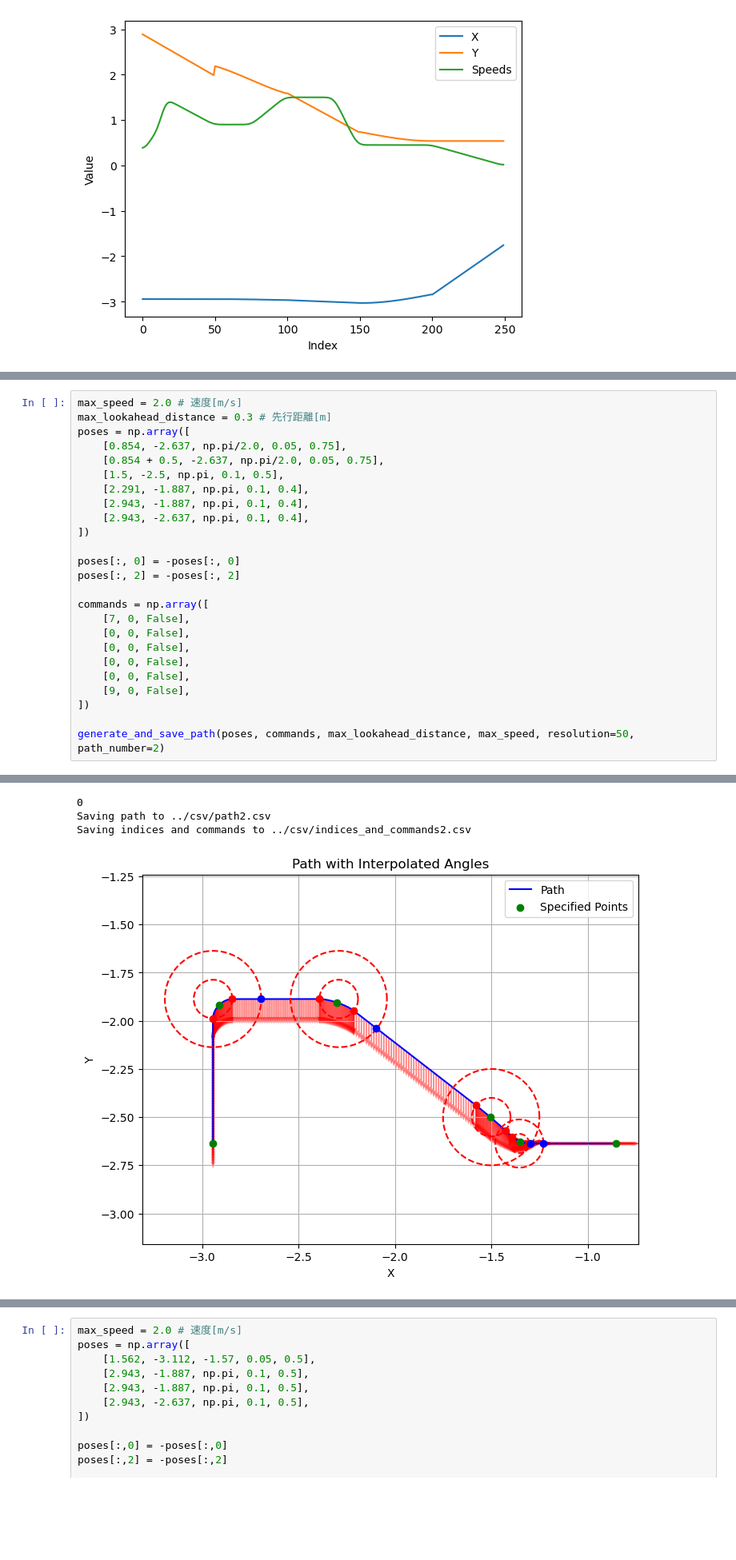
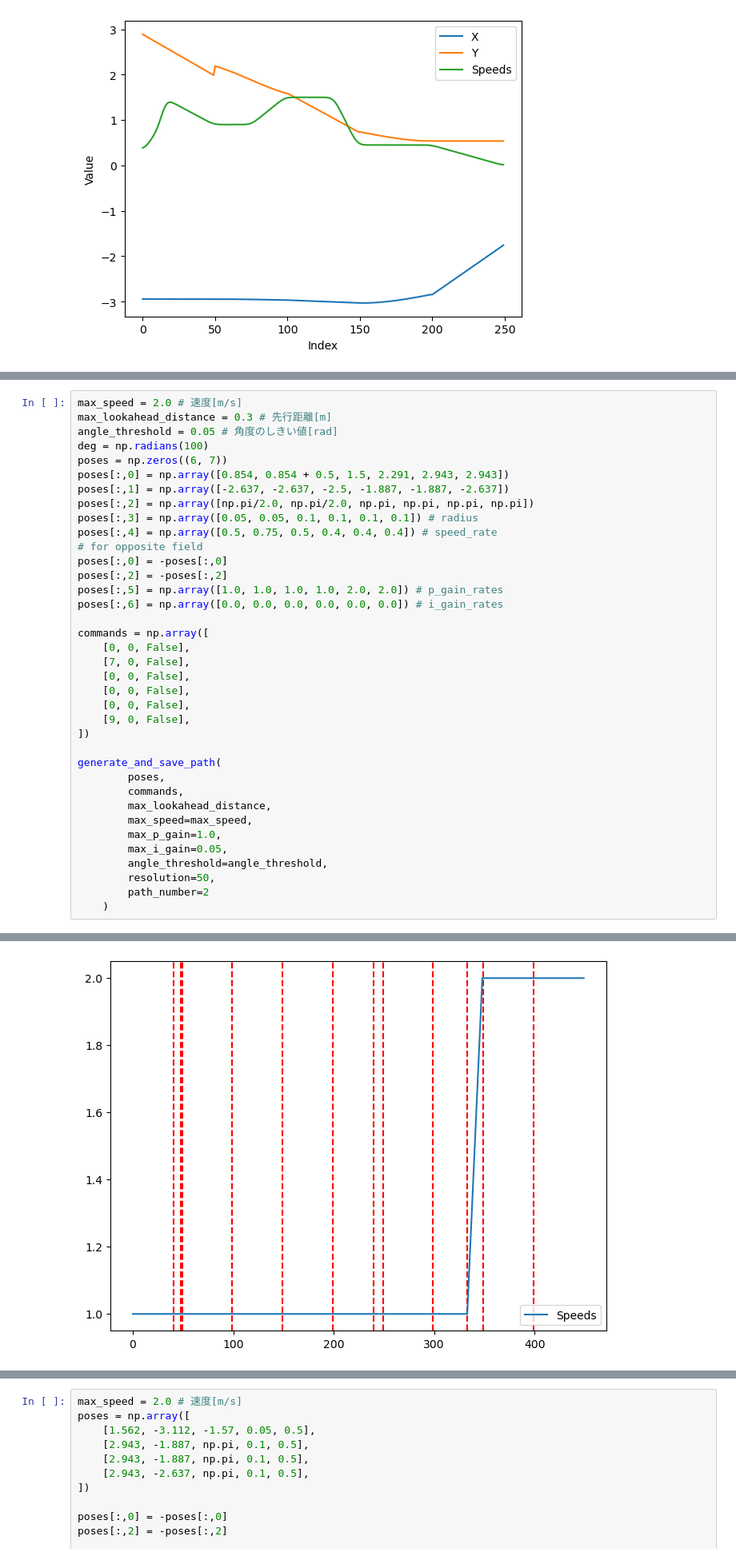
Before and after one commit to NeyagawaRobocons/chassis_haru_robo2024, a Jupyter notebook: pure_pursuit/pure_pursuit/pure_pursuit_test.ipynb, the cells around one changed output, grey strips where cells are left out. Shown at 80% size. Saved outputs shown, nothing was run; the diff lists cells and outputs as text; blank space fills up the shorter version.

```diff
--- a/pure_pursuit/pure_pursuit/pure_pursuit_test.ipynb
+++ b/pure_pursuit/pure_pursuit/pure_pursuit_test.ipynb
@@ -710,27 +751,39 @@ Saving indices and commands to ../csv/indices_and_commands1.csv
 # %%
 max_speed = 2.0 # 速度[m/s]
 max_lookahead_distance = 0.3 # 先行距離[m]
-poses = np.array([
-    [0.854, -2.637, np.pi/2.0, 0.05, 0.75],
-    [0.854 + 0.5, -2.637, np.pi/2.0, 0.05, 0.75],
-    [1.5, -2.5, np.pi, 0.1, 0.5],
-    [2.291, -1.887, np.pi, 0.1, 0.4],
-    [2.943, -1.887, np.pi, 0.1, 0.4],
-    [2.943, -2.637, np.pi, 0.1, 0.4],
-])
-
-poses[:, 0] = -poses[:, 0]
-poses[:, 2] = -poses[:, 2]
+angle_threshold = 0.05 # 角度のしきい値[rad]
+deg = np.radians(100)
+poses = np.zeros((6, 7))
+poses[:,0] = np.array([0.854, 0.854 + 0.5, 1.5, 2.291, 2.943, 2.943])
+poses[:,1] = np.array([-2.637, -2.637, -2.5, -1.887, -1.887, -2.637])
+poses[:,2] = np.array([np.pi/2.0, np.pi/2.0, np.pi, np.pi, np.pi, np.pi])
+poses[:,3] = np.array([0.05, 0.05, 0.1, 0.1, 0.1, 0.1]) # radius
+poses[:,4] = np.array([0.5, 0.75, 0.5, 0.4, 0.4, 0.4]) # speed_rate
+# for opposite field
+poses[:,0] = -poses[:,0]
+poses[:,2] = -poses[:,2]
+poses[:,5] = np.array([1.0, 1.0, 1.0, 1.0, 2.0, 2.0]) # p_gain_rates
+poses[:,6] = np.array([0.0, 0.0, 0.0, 0.0, 0.0, 0.0]) # i_gain_rates
 
 commands = np.array([
+    [0, 0, False],
     [7, 0, False],
-    [0, 0, False],
     [0, 0, False],
     [0, 0, False],
     [0, 0, False],
     [9, 0, False],
 ])
 
-generate_and_save_path(poses, commands, max_lookahead_distance, max_speed, resolution=50, path_number=2)
+generate_and_save_path(
+        poses,
+        commands,
+        max_lookahead_distance,
+        max_speed=max_speed,
+        max_p_gain=1.0,
+        max_i_gain=0.05,
+        angle_threshold=angle_threshold,
+        resolution=50,
+        path_number=2
+    )
 # %% [output]
 [  0  74 175 275 374 449]
@@ -738,4 +791 @@ generate_and_save_path(poses, commands, max_lookahead_distance, max_speed, resol
-0
-Saving path to ../csv/path2.csv
-Saving indices and commands to ../csv/indices_and_commands2.csv
-[figure, old version]
+[figure, new version]
```
Also changed, not shown: parts of 4 cells of this notebook, 8 other files.
